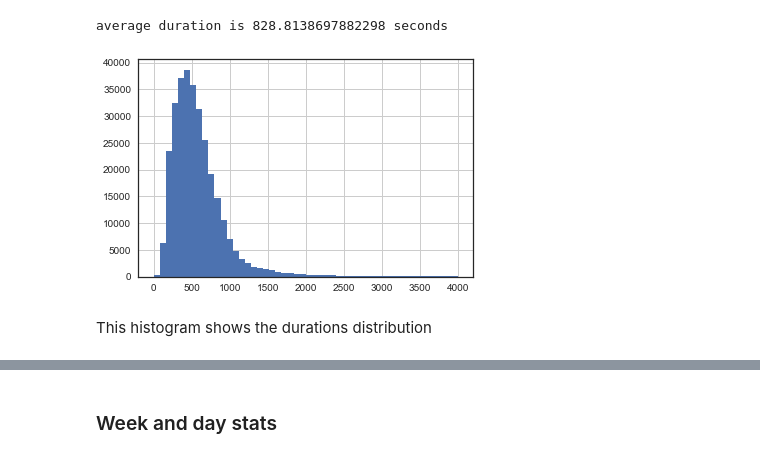
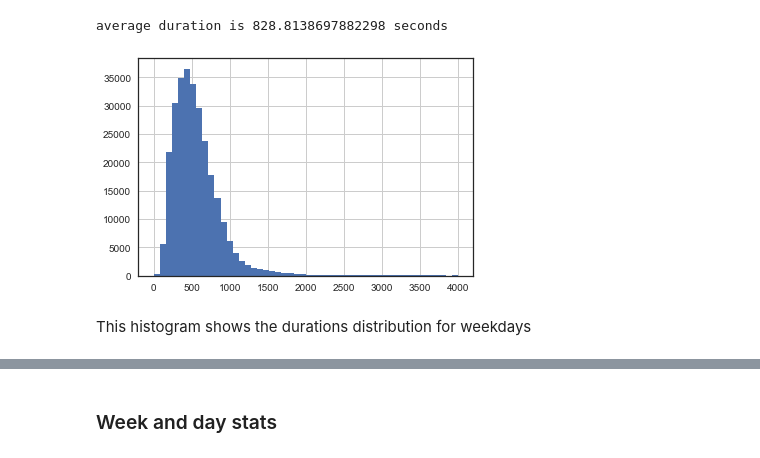
Before and after one commit to jonnor/bike-sharing-oslo, a Jupyter notebook: bay_area.ipynb, the cells around one changed output, grey strips where cells are left out. Saved outputs shown, nothing was run; the diff lists cells and outputs as text; code cells hidden in the pictures.

Commit message:
Added separately graphs for week days and weekends

```diff
--- a/bay_area.ipynb
+++ b/bay_area.ipynb
@@ -39,8 +39,8 @@ print('average duration is', avg_duration2, 'seconds')
 # %% [output]
 average duration is 828.8138697882298 seconds
 # %%
-trips['Duration'].hist(bins=50, range=(0, 4000));
+trips[trips.index.weekday < 5]['Duration'].hist(bins=50, range=(0, 4000));
 # %% [output]
-[figure, old version]
+[figure, new version]
 # %% [markdown]
-This histogram shows the durations distribution
+This histogram shows the durations distribution for weekdays
```
Also changed, not shown: parts of 17 cells of this notebook.
